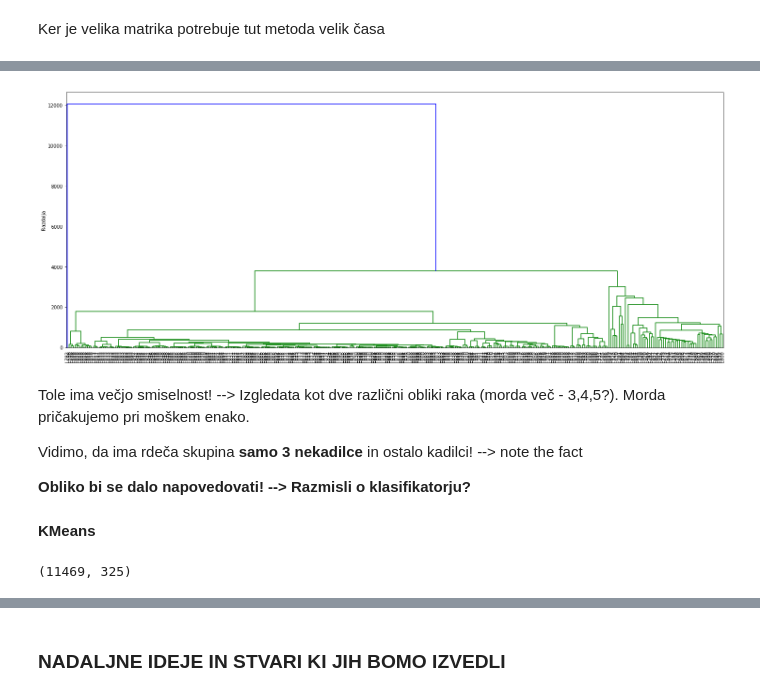
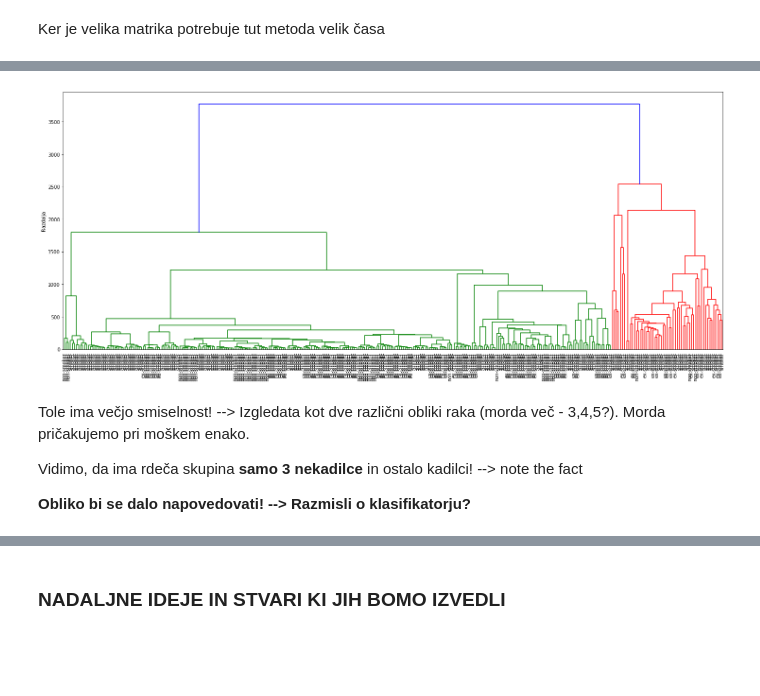
Before and after one commit to AzzySlo/PR19MSADZU, a Jupyter notebook: PACIENTI.ipynb, the cells around one changed output, grey strips where cells are left out. Saved outputs shown, nothing was run; the diff lists cells and outputs as text; code cells hidden in the pictures; blank space fills up the shorter version.

```diff
--- a/PACIENTI.ipynb
+++ b/PACIENTI.ipynb
@@ -270,7 +274,7 @@ for i in range(len(matrika_zenske_tumor)):
 zenske_normal_var = []
 
 for i in range(len(matrika_zenske_normal)):
-    zenske_normal_var += [np.var(matrika_zenske_normal[i]/np.mean(matrika_zenske_normal[i]))]
+    zenske_normal_var += [np.var(matrika_zenske_normal[i])/np.mean(matrika_zenske_normal[i])]
 
 zenske_normal_var
 # %% [output]
@@ -321,7 +325,7 @@ for i in range(len(matrika_zenske_tumor)):
     povp = np.mean(matrika_zenske_normal[i])
     for j in range(len(matrika_zenske_tumor[i])):
         if povp == 0:
-            zenske_tumor_norm[i][j] = matrika_zenske_tumor[i][j]/0.1
+            zenske_tumor_norm[i][j] = 1.0
         else:
             zenske_tumor_norm[i][j] = matrika_zenske_tumor[i][j]/povp
 
@@ -358,17 +381,15 @@ L = sch.linkage(matrika_dendrogram, method="ward", metric="euclidean") #metric &
 # %%
 plt.figure(figsize=(25, 10))
 runs = np.array(data_runs)[maska(GENDER = "female", TISSUE = "tumor tissue")]
-labels = [data_info[x]["person"] for x in runs] #IZPISE KDO JE KADILEC --> (spreminjaj napis za ostale stvari)
+labels = [data_info[x]["smoke"] for x in runs] #IZPISE KDO JE KADILEC --> (spreminjaj napis za ostale stvari)
 D      = sch.dendrogram(L, labels = labels, leaf_font_size=10)
 plt.ylabel("Razdalja")
 plt.show()
 # %% [output]
-[figure, old version]
+[figure, new version]
 # %% [markdown]
 Tole ima večjo smiselnost! --> Izgledata kot dve različni obliki raka (morda več - 3,4,5?). Morda pričakujemo pri moškem enako.
 
 Vidimo, da ima rdeča skupina **samo 3 nekadilce** in ostalo kadilci! --> note the fact
 
 **Obliko bi se dalo napovedovati! --> Razmisli o klasifikatorju?**
-# %% [markdown]
-**KMeans**
@@ -428,5 +395,0 @@ class KMeans:
-# %%
-zenske_tumor_norm = np.transpose(zenske_tumor_norm)
-zenske_tumor_norm.shape
-# %% [output]
-(11469, 325)
```
Also changed, not shown: parts of 48 cells of this notebook.
